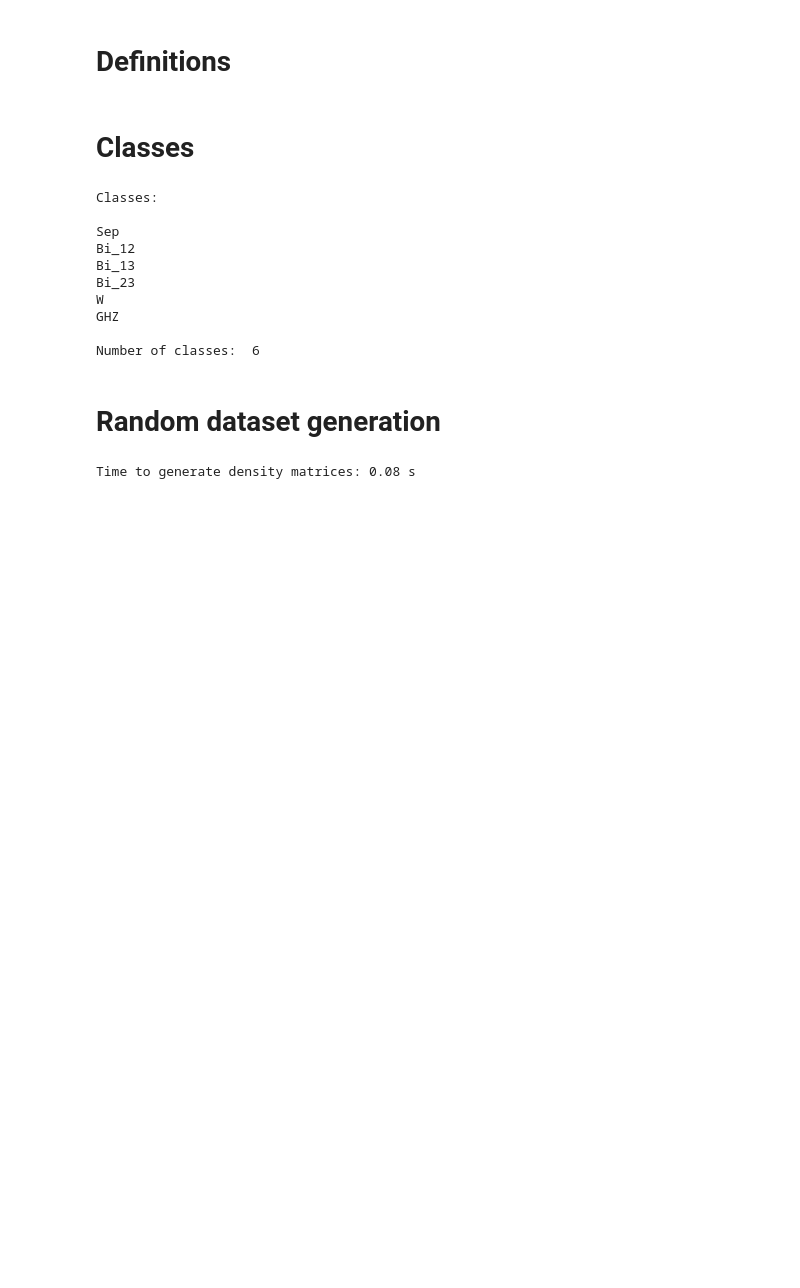
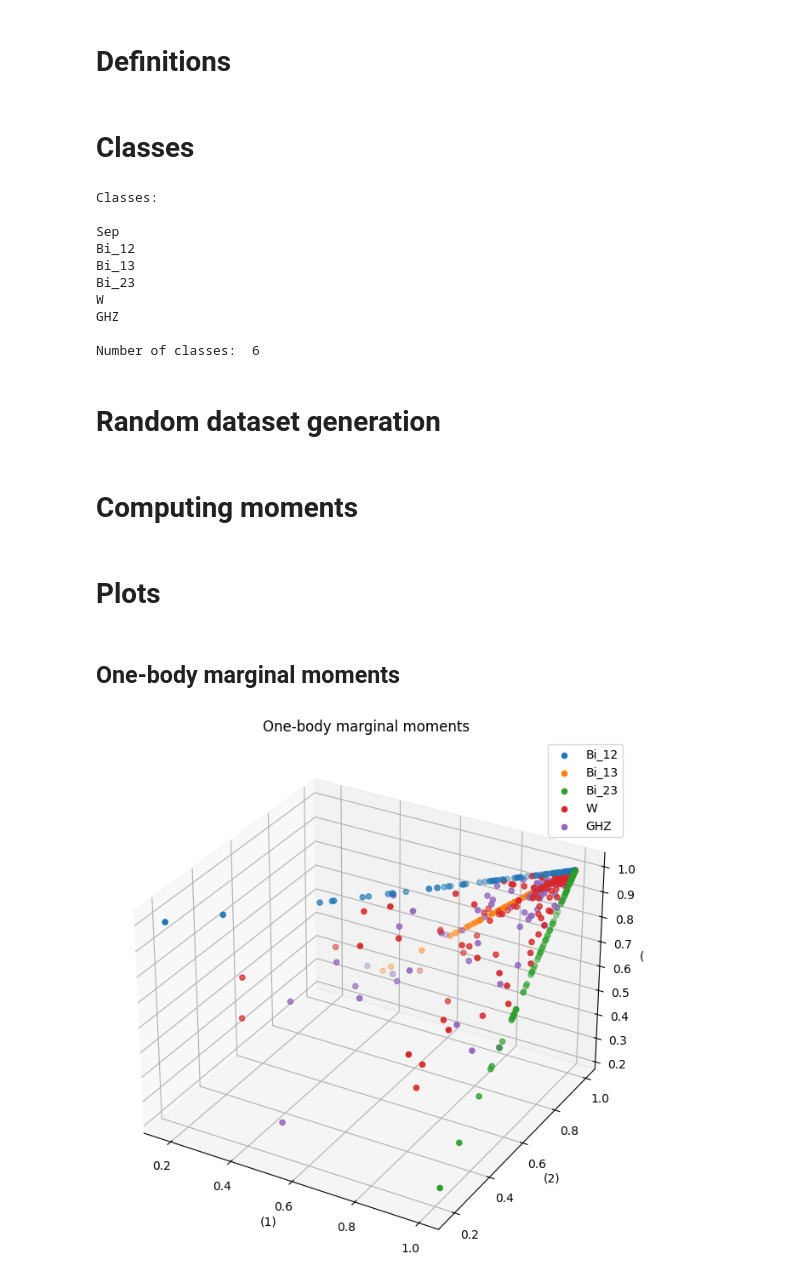
Before and after one commit to Garcia-Velo/-2024--bloch-lengths, a Jupyter notebook: notebooks/experiments/rand_meas/moments_SLOCC.ipynb, the cells around one changed output. Saved outputs shown, nothing was run; the diff lists cells and outputs as text; code cells hidden in the pictures; blank space fills up the shorter version.

```diff
--- a/notebooks/experiments/rand_meas/moments_SLOCC.ipynb
+++ b/notebooks/experiments/rand_meas/moments_SLOCC.ipynb
@@ -91,8 +91,6 @@ phi_0 = np.array([[1], [0]])
 phi_1 = np.array([[0], [1]])
 
 E_c = 100
-
-t_1 = t.time()
 
 RHO = {}
 
@@ -117,7 +115,7 @@ for c in Cl:
         elif c == 'W':
             psi_e = compute_W_state(N)
 
-        elif c == 'GHZ':
+        else:
             psi_e = compute_GHZ_state(N)
 
         psi_e = rand_LIO(dim) @ psi_e
@@ -126,8 +124,46 @@ for c in Cl:
         rho[e] = compute_outer_product(psi_e, psi_e)
 
     RHO[c] = rho
-
-t_2 = t.time()
-print(f'Time to generate density matrices: {np.round(t_2 - t_1, 2)} s')
-# %% [output]
-Time to generate density matrices: 0.08 s
+# %% [markdown]
+# Computing moments
+# %%
+pauli_basis = compute_pauli_basis()
+
+local_bases = [pauli_basis.copy()] * N
+local_basis_sizes = [len(basis) for basis in local_bases]
+
+tensor_basis = compute_tensor_basis(local_bases)
+subset_index_map = compute_subset_index_map(local_basis_sizes)
+
+R = {subset: {} for subset in subset_index_map.keys()}
+
+for c in Cl:
+    for subset in subset_index_map.keys():
+        R[subset][c] = []
+    for e in range(E_c):
+        R_e = compute_bloch_norms_from_dm(tensor_basis, subset_index_map, RHO[c][e])
+        for subset in subset_index_map.keys():
+            R[subset][c].append(R_e[subset])
+# %% [markdown]
+# Plots
+# %% [markdown]
+## One-body marginal moments
+# %%
+fig = plt.figure(figsize=(8, 8))
+ax = fig.add_subplot(projection='3d')
+
+ax.scatter(R[(1,)]['Bi_12'], R[(2,)]['Bi_12'], R[(3,)]['Bi_12'], label = 'Bi_12')
+ax.scatter(R[(1,)]['Bi_13'], R[(2,)]['Bi_13'], R[(3,)]['Bi_13'], label = 'Bi_13')
+ax.scatter(R[(1,)]['Bi_23'], R[(2,)]['Bi_23'], R[(3,)]['Bi_23'], label = 'Bi_23')
+ax.scatter(R[(1,)]['W'], R[(2,)]['W'], R[(3,)]['W'], label = 'W')
+ax.scatter(R[(1,)]['GHZ'], R[(2,)]['GHZ'], R[(3,)]['GHZ'], label = 'GHZ')
+
+ax.set_xlabel('(1)')
+ax.set_ylabel('(2)')
+ax.set_zlabel('(3)')
+ax.set_title('One-body marginal moments')
+
+plt.legend()
+plt.show()
+# %% [output]
+[figure, added]
```
Also changed, not shown: parts of 6 cells of this notebook, 2 other files.
